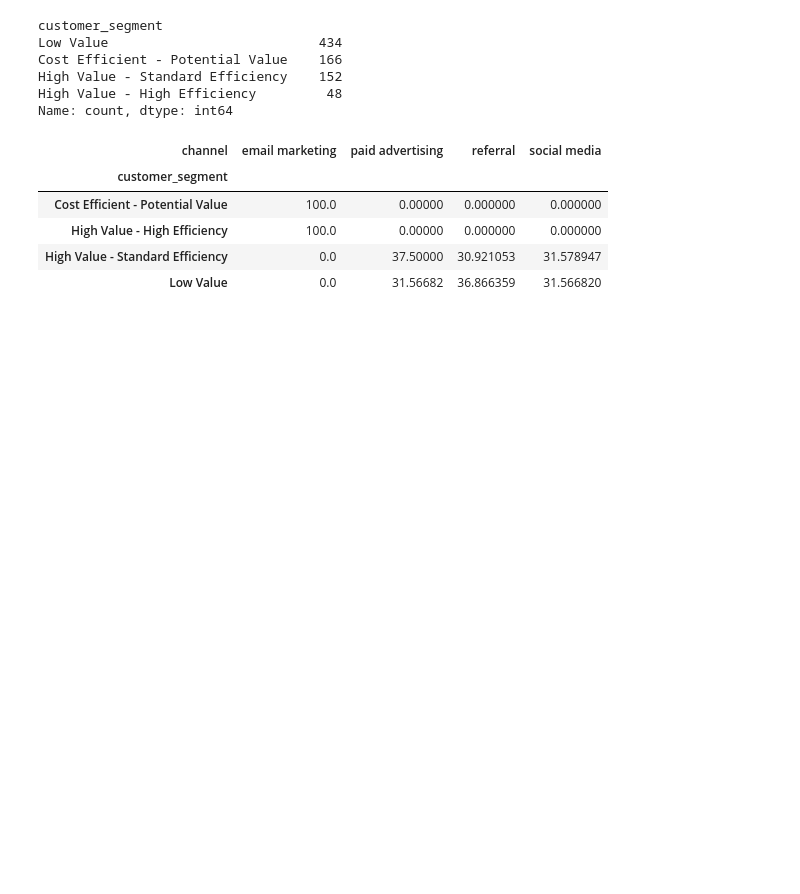
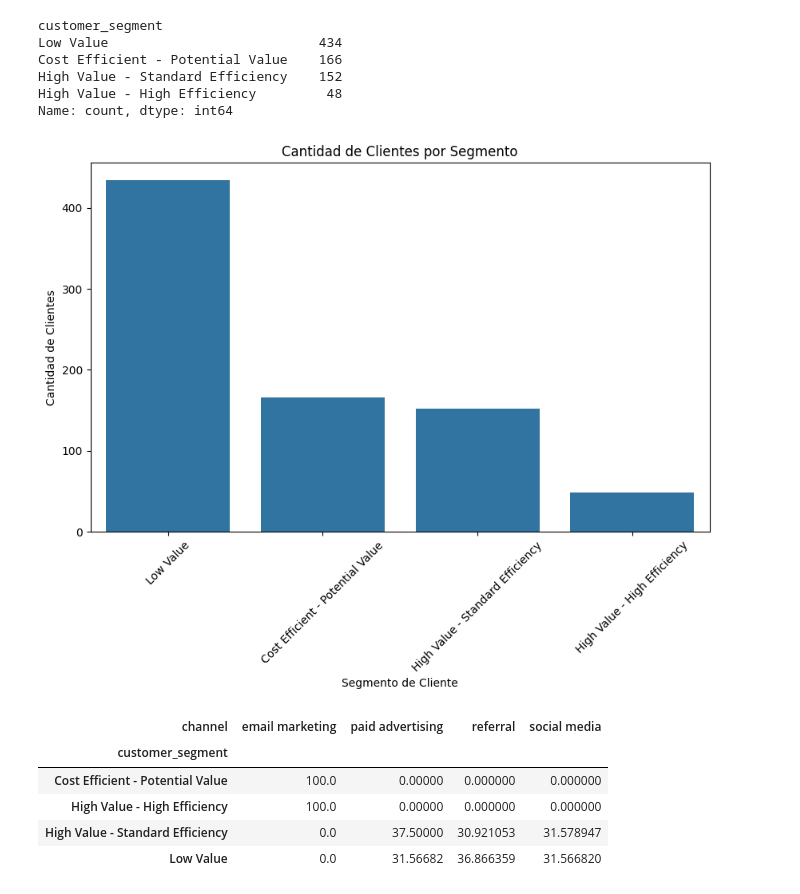
Before and after one commit to Andres240989/customer-lifetime-value_analysis, a Jupyter notebook: notebooks/02_customer_segmentation.ipynb, the cells around one changed output. Drawn from its saved outputs; the diff is of its cells as text; code cells hidden in the pictures; blank space fills up the shorter version.

Commit message:
add graph analysis c.segmetation

```diff
--- a/notebooks/02_customer_segmentation.ipynb
+++ b/notebooks/02_customer_segmentation.ipynb
@@ -405,6 +407,17 @@ Cost Efficient - Potential Value    166
 High Value - Standard Efficiency    152
 High Value - High Efficiency         48
 Name: count, dtype: int64
+# %%
+# visualizacion cantidad de clientes por segmento
+plt.figure(figsize=(10, 6))
+sns.countplot(data=df, x="customer_segment", order=df["customer_segment"].value_counts().index)
+plt.title("Cantidad de Clientes por Segmento")
+plt.xlabel("Segmento de Cliente")
+plt.ylabel("Cantidad de Clientes")
+plt.xticks(rotation=45)
+plt.show()
+# %% [output]
+[figure, added]
 # %%
 segment_channel = pd.crosstab(
     df["customer_segment"],
```
Also changed, not shown: parts of 1 cell of this notebook.
